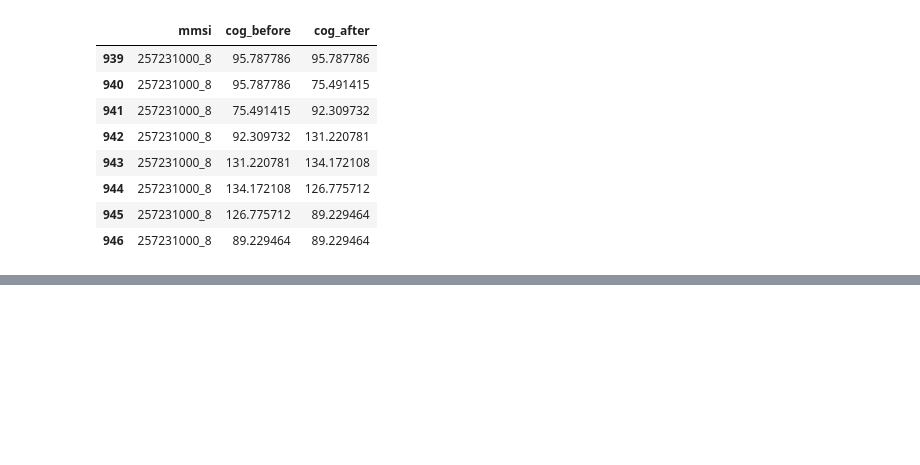
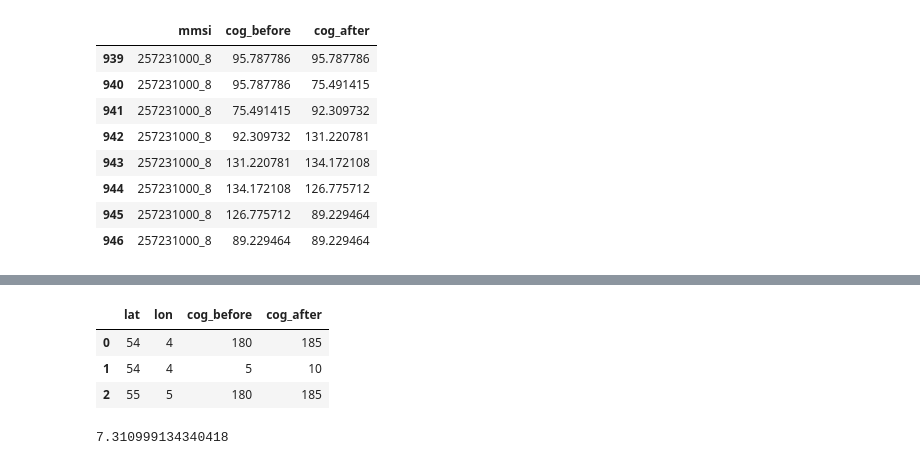
Before and after one commit to vhffm/maritime_route_prediction, a Jupyter notebook: src/models/sandbox.ipynb, the cells around one changed output, grey strips where cells are left out. Drawn from its saved outputs; the diff is of its cells as text; code cells hidden in the pictures; blank space fills up the shorter version.

Commit message:
added mahalanobis distance as distance measure for clustering

```diff
--- a/src/models/sandbox.ipynb
+++ b/src/models/sandbox.ipynb
@@ -86,0 +106,17 @@ map
+# %%
+#dist_df = traj_df[['lat', 'lon', 'cog_before', 'cog_after']]
+data = np.array([[54, 4, 180, 185],
+                 [54, 4, 5, 10],
+                 [55, 5, 180, 185]])
+dist_df = pd.DataFrame(data, columns=['lat', 'lon', 'cog_before', 'cog_after'])
+dist_df
+# %% [output]
+|  | lat | lon | cog_before | cog_after |
+| 0 | 54 | 4 | 180 | 185 |
+| 1 | 54 | 4 | 5 | 10 |
+| 2 | 55 | 5 | 180 | 185 |
+# %%
+import scipy.spatial.distance as ssd
+ssd.mahalanobis(dist_df.iloc[1], dist_df.iloc[0], V)
+# %% [output]
+7.310999134340418
```
Also changed, not shown: parts of 3 cells of this notebook, 2 other files.
